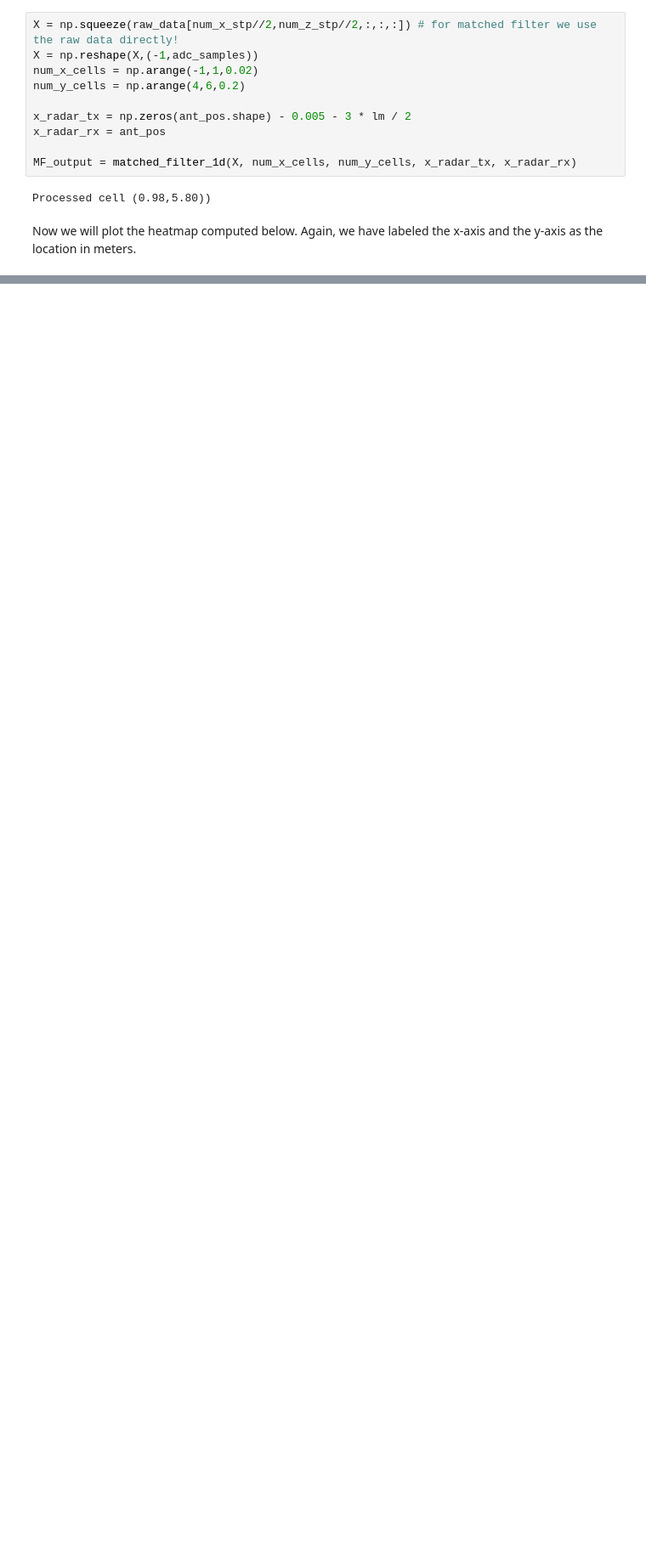
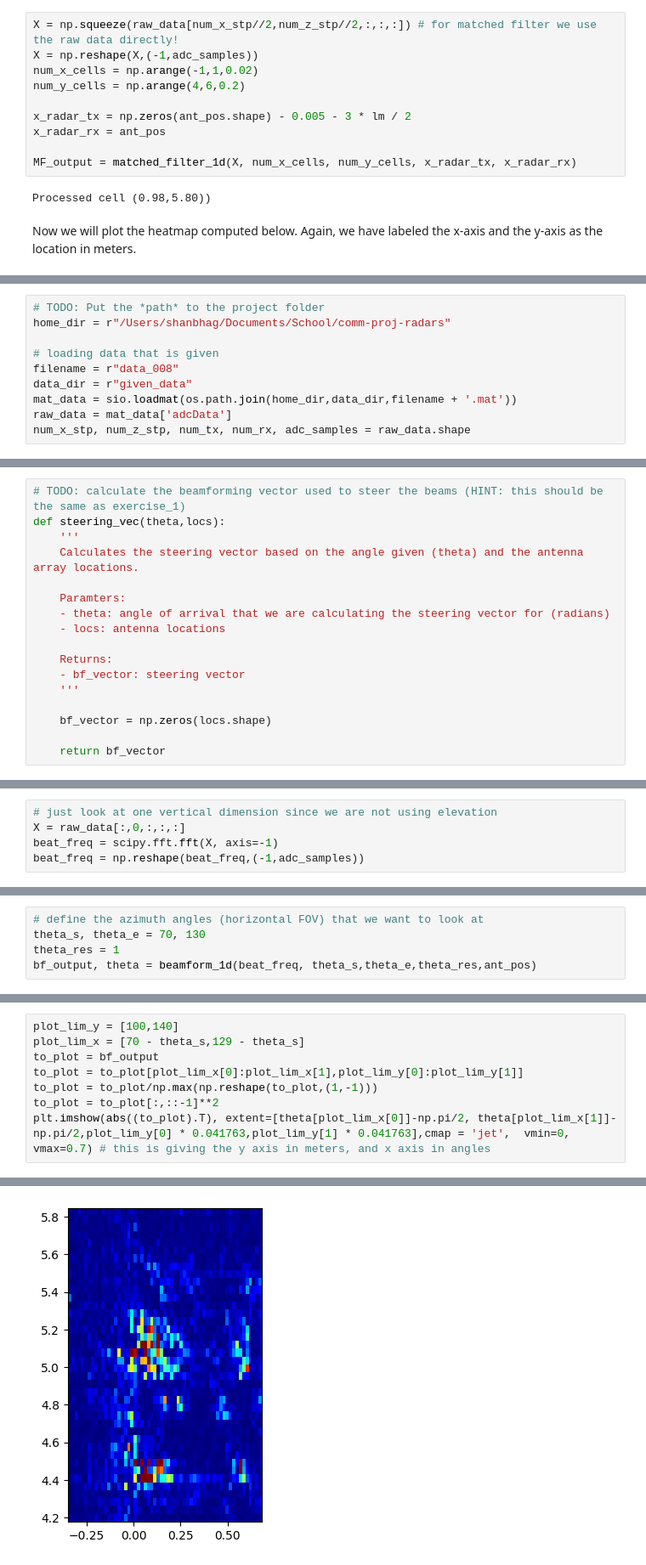
Before and after one commit to hailanzs/comm-proj-radar, a Jupyter notebook: exercise_1.ipynb, the cells around one changed output, grey strips where cells are left out. Shown at 85% size. Cells and saved outputs as stored; diff of their text form; blank space fills up the shorter version.

```diff
--- a/exercise_1.ipynb
+++ b/exercise_1.ipynb
@@ -285,0 +308,10 @@ In this notebook, you should've gone through exercises on loading data, basic pr
+# %%
+# TODO: Put the *path* to the project folder
+home_dir = r"/Users/shanbhag/Documents/School/comm-proj-radars"
+
+# loading data that is given
+filename = r"data_008"
+data_dir = r"given_data"
+mat_data = sio.loadmat(os.path.join(home_dir,data_dir,filename + '.mat'))
+raw_data = mat_data['adcData']
+num_x_stp, num_z_stp, num_tx, num_rx, adc_samples = raw_data.shape
@@ -285,0 +359,17 @@ In this notebook, you should've gone through exercises on loading data, basic pr
+# %%
+# TODO: calculate the beamforming vector used to steer the beams (HINT: this should be the same as exercise_1)
+def steering_vec(theta,locs):
+    '''
+    Calculates the steering vector based on the angle given (theta) and the antenna array locations.
+
+    Paramters:
+    - theta: angle of arrival that we are calculating the steering vector for (radians)
+    - locs: antenna locations
+
+    Returns:
+    - bf_vector: steering vector
+    '''
+
+    bf_vector = np.zeros(locs.shape)
+
+    return bf_vector
@@ -285,0 +422,5 @@ In this notebook, you should've gone through exercises on loading data, basic pr
+# %%
+# just look at one vertical dimension since we are not using elevation
+X = raw_data[:,0,:,:,:]
+beat_freq = scipy.fft.fft(X, axis=-1)
+beat_freq = np.reshape(beat_freq,(-1,adc_samples))
@@ -285,0 +429,5 @@ In this notebook, you should've gone through exercises on loading data, basic pr
+# %%
+# define the azimuth angles (horizontal FOV) that we want to look at
+theta_s, theta_e = 70, 130
+theta_res = 1
+bf_output, theta = beamform_1d(beat_freq, theta_s,theta_e,theta_res,ant_pos)
@@ -285,0 +439,9 @@ In this notebook, you should've gone through exercises on loading data, basic pr
+# %%
+plot_lim_y = [100,140]
+plot_lim_x = [70 - theta_s,129 - theta_s]
+to_plot = bf_output
+to_plot = to_plot[plot_lim_x[0]:plot_lim_x[1],plot_lim_y[0]:plot_lim_y[1]]
+to_plot = to_plot/np.max(np.reshape(to_plot,(1,-1)))
+to_plot = to_plot[:,::-1]**2
+plt.imshow(abs((to_plot).T), extent=[theta[plot_lim_x[0]]-np.pi/2, theta[plot_lim_x[1]]-np.pi/2,plot_lim_y[0] * 0.041763,plot_lim_y[1] * 0.041763],cmap = 'jet',  vmin=0, vmax=0.7) # this is giving the y axis in meters, and x axis in angles
+# %% [output]
@@ -285,0 +449 @@ In this notebook, you should've gone through exercises on loading data, basic pr
+[figure, added]
```
Also changed, not shown: parts of 20 cells of this notebook, 2 other files.
